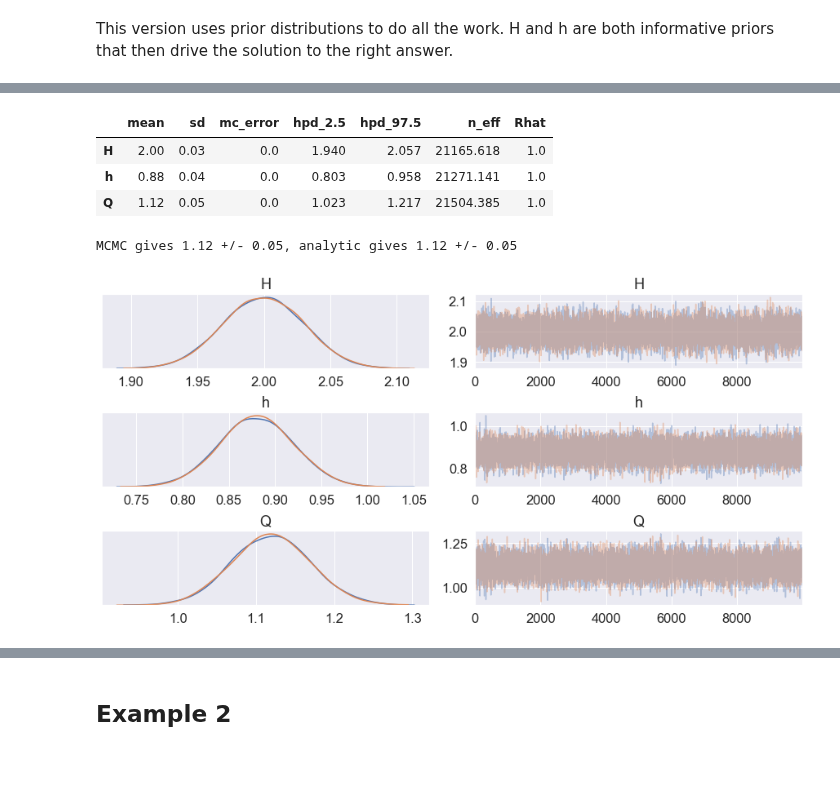
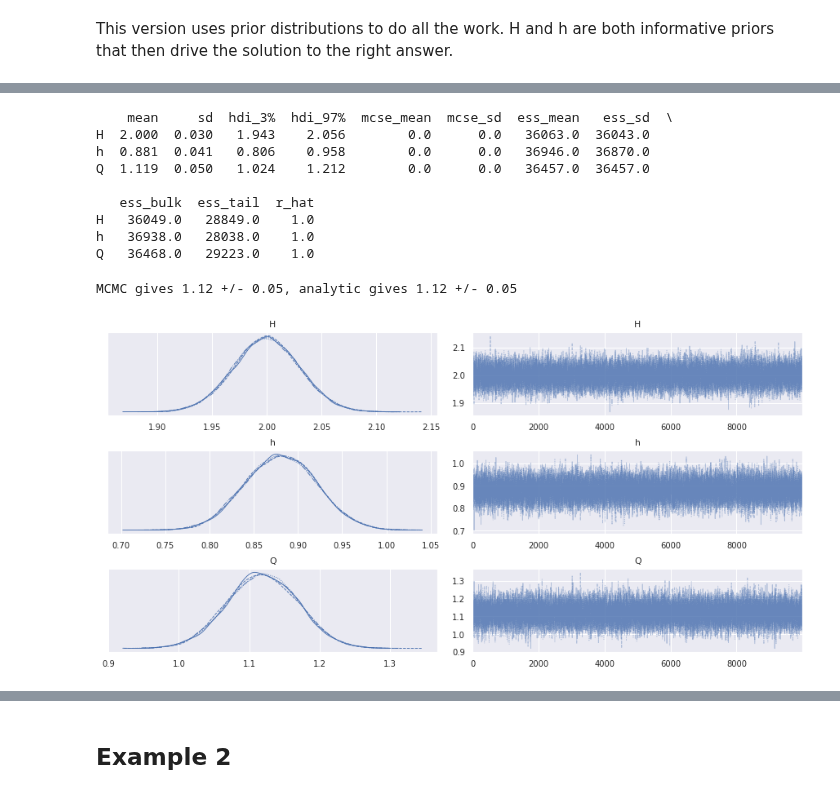
Before and after one commit to balarsen/pymc_learning, a Jupyter notebook: Propagation_of_uncertainty/Examples-pymc3.ipynb, the cells around one changed output, grey strips where cells are left out. Cells and saved outputs as stored; diff of their text form; code cells hidden in the pictures; blank space fills up the shorter version.

```diff
--- a/Propagation_of_uncertainty/Examples-pymc3.ipynb
+++ b/Propagation_of_uncertainty/Examples-pymc3.ipynb
@@ -36,14 +39,21 @@ NUTS: [h, H]
 # %%
-pm.summary(trace).round(3)
+with model:
+    print(pm.summary(trace).round(3))
 # %% [output]
-|  | mean | sd | mc_error | hpd_2.5 | hpd_97.5 | n_eff | Rhat |
-| H | 2.00 | 0.03 | 0.0 | 1.940 | 2.057 | 21165.618 | 1.0 |
-| h | 0.88 | 0.04 | 0.0 | 0.803 | 0.958 | 21271.141 | 1.0 |
-| Q | 1.12 | 0.05 | 0.0 | 1.023 | 1.217 | 21504.385 | 1.0 |
+    mean     sd  hdi_3%  hdi_97%  mcse_mean  mcse_sd  ess_mean   ess_sd  \
+H  2.000  0.030   1.943    2.056        0.0      0.0   36063.0  36043.0
+h  0.881  0.041   0.806    0.958        0.0      0.0   36946.0  36870.0
+Q  1.119  0.050   1.024    1.212        0.0      0.0   36457.0  36457.0
+
+   ess_bulk  ess_tail  r_hat
+H   36049.0   28849.0    1.0
+h   36938.0   28038.0    1.0
+Q   36468.0   29223.0    1.0
 # %%
-pm.traceplot(trace, combined=False)
-print("MCMC gives {:.2f} +/- {:.2f}, analytic gives {} +/- {}".format(trace['Q'].mean(),
+with model:
+    pm.traceplot(trace, combined=False)
+    print("MCMC gives {:.2f} +/- {:.2f}, analytic gives {} +/- {}".format(trace['Q'].mean(),
                                                                           trace['Q'].std(), 1.12, 0.05))
 # %% [output]
 MCMC gives 1.12 +/- 0.05, analytic gives 1.12 +/- 0.05
-[figure, old version]
+[figure, new version]
```
Also changed, not shown: parts of 10 cells of this notebook, 5 other files.
